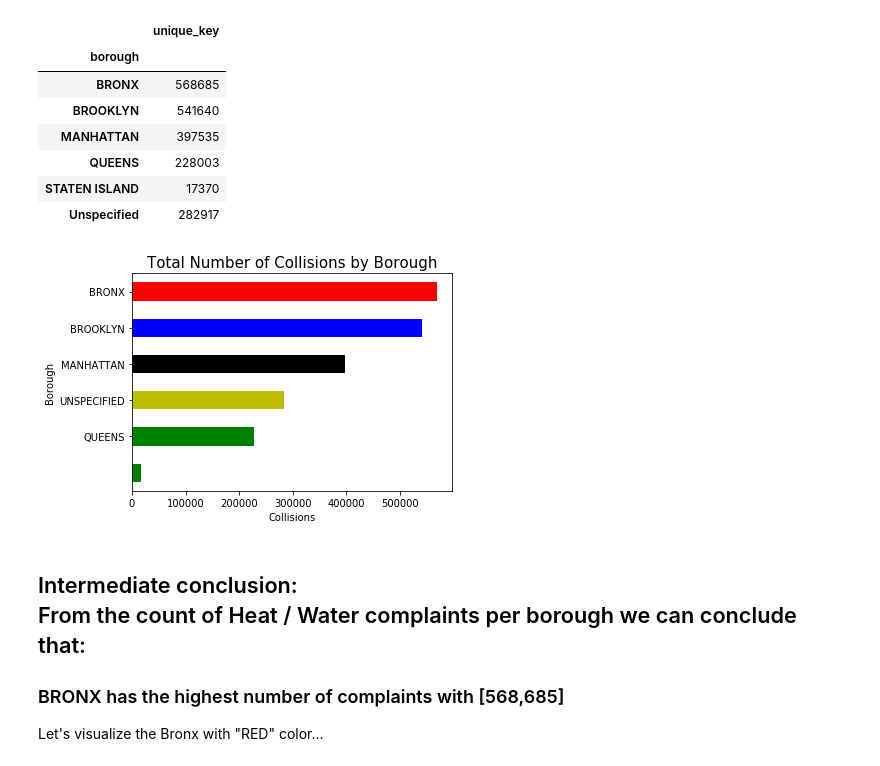
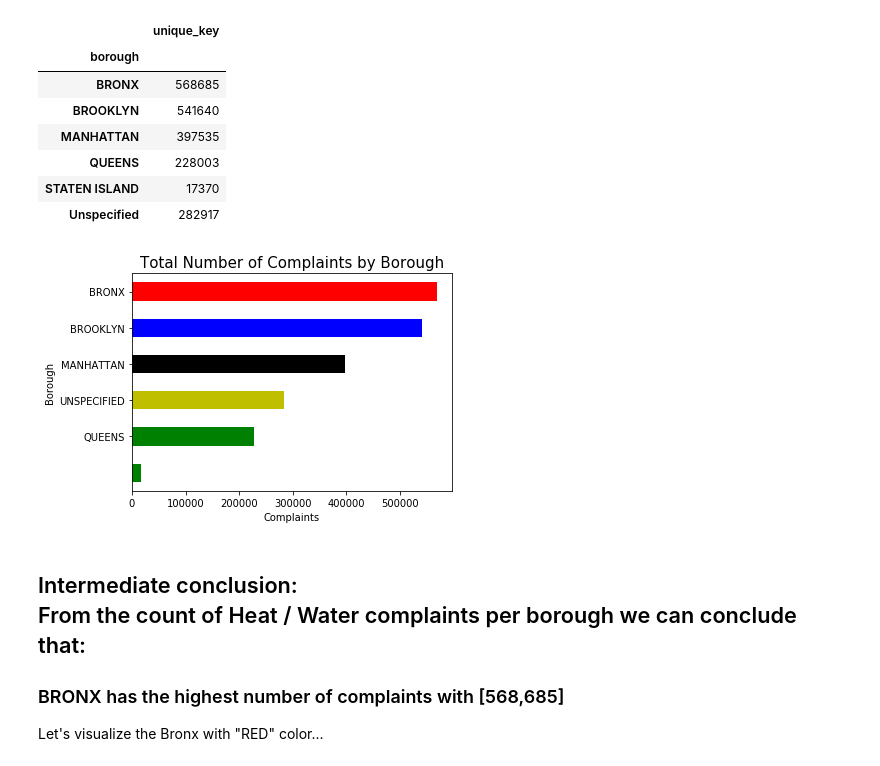
Before and after one commit to hdiazl/PyRCapstone, a Jupyter notebook: Question_2_final shareable.ipynb, the cells around one changed output. Saved outputs shown, nothing was run; the diff lists cells and outputs as text; code cells hidden in the pictures.

Commit message:
cleaned some charts

```diff
--- a/Question_2_final shareable.ipynb
+++ b/Question_2_final shareable.ipynb
@@ -94,15 +94,15 @@ borough_complains_df
 # %%
 borough_complains_df['borough'] = [u'QUEENS', u'UNSPECIFIED', u'MANHATTAN', u'BROOKLYN', u'BRONX',u'STATEN ISLAND']
 colors = ['g','g','y','k','b','r']
 borough_complains_df.sort_values(by='unique_key', ascending=True)['unique_key'].plot.barh(color=colors)
-plt.xlabel('Collisions')
+plt.xlabel('Complaints')
 plt.ylabel('Borough')
-plt.title('Total Number of Collisions by Borough', size=15)
+plt.title('Total Number of Complaints by Borough', size=15)
 plt.yticks(range(1,6),borough_complains_df['borough'])
 plt.tight_layout()
 plt.show()
 # %% [output]
-[figure, old version]
+[figure, new version]
 # %% [markdown]
 ## Intermediate conclusion: <br>From the count of Heat / Water complaints per borough we can conclude that:
 ### BRONX has the highest number of complaints with [568,685]
```
